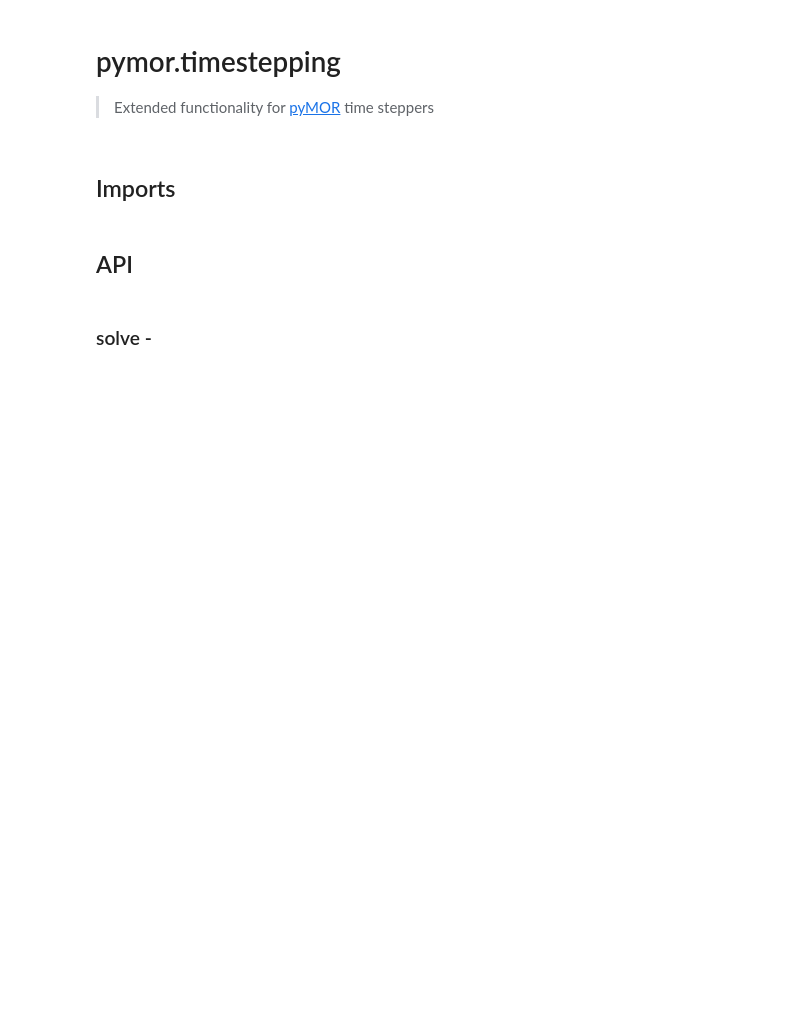
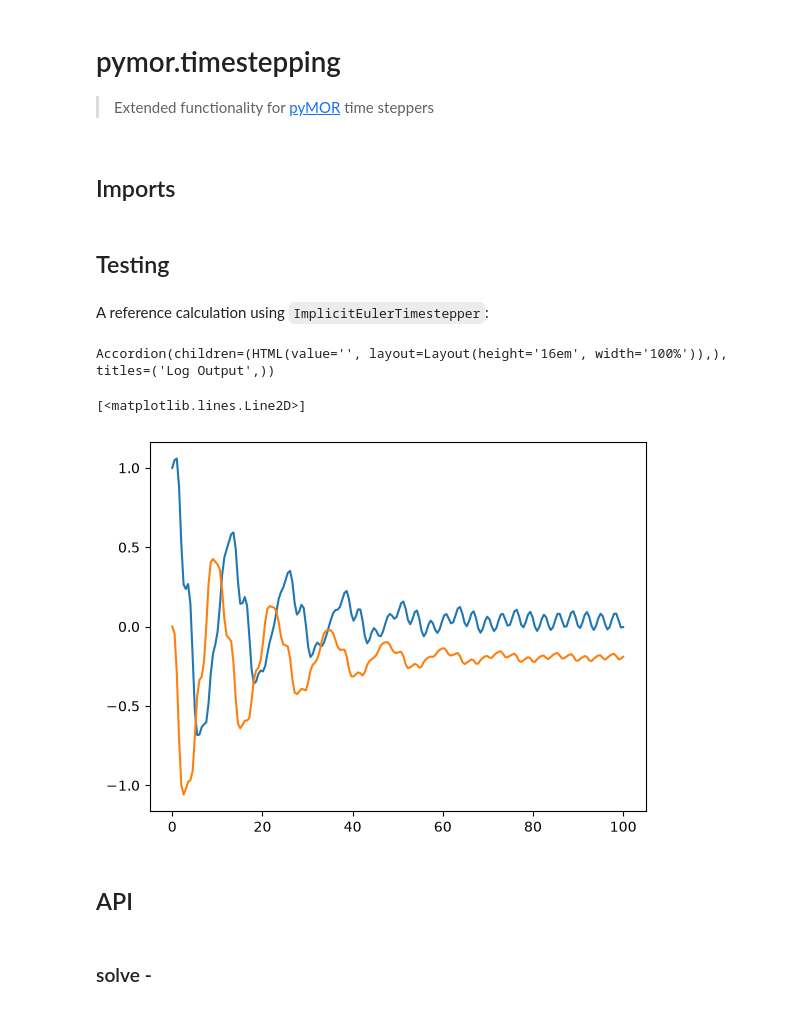
Before and after one commit to simonkeys/pylgs, a Jupyter notebook: nbs/api/pymor/timestepping.ipynb, the cells around one changed output. Saved outputs shown, nothing was run; the diff lists cells and outputs as text; code cells hidden in the pictures; blank space fills up the shorter version.

```diff
--- a/nbs/api/pymor/timestepping.ipynb
+++ b/nbs/api/pymor/timestepping.ipynb
@@ -61,3 +42,5 @@ try:
         }
         return opts
 except ValueError: pass
+# %% [markdown]
+## Testing
@@ -64,3 +52,61 @@ except ValueError: pass
+# %% [markdown]
+A reference calculation using `ImplicitEulerTimestepper`:
+# %%
+import numpy as np
+import matplotlib.pyplot as plt
+
+from pymor.basic import (
+    NumpyMatrixOperator,
+    LincombOperator,
+    ExpressionParameterFunctional,
+    Parameters,
+    InstationaryModel,
+)
+from pymor.vectorarrays.numpy import NumpyVectorSpace
+from pymor.algorithms.timestepping import ImplicitEulerTimeStepper
+
+# 2D state space [x, v]
+space = NumpyVectorSpace(2)
+
+A = NumpyMatrixOperator(np.array([
+    [0.0, -1.0],
+    [1.0,  0.0],
+]))
+B = NumpyMatrixOperator(np.array([
+    [0.0, 0.0],
+    [0.0, 1.0],
+]))
+
+operator = LincombOperator(
+    [A, B],
+    [
+        ExpressionParameterFunctional("w0**2", Parameters({"w0": 1})),
+        ExpressionParameterFunctional("c", Parameters({"c": 1})),
+    ],
+)
+
+rhs = space.from_numpy(np.array([0.1, 0.0]))      # length-1 VectorArray
+initial_data = space.from_numpy(np.array([1.0, 0.0]))
+T = 100.0
+
+model = InstationaryModel(
+    T=T,
+    initial_data=initial_data,
+    operator=operator,
+    rhs=rhs,
+    time_stepper=ImplicitEulerTimeStepper(nt=10000),  # built-in pyMOR
+    num_values=200,
+)
+
+mu = model.parameters.parse({"c": 0.1, "w0": "sin(t + .001)"})
+reference_sol = model.solve(mu)
+reference_sol_time = np.linspace(0, T, 200)
+plt.plot(reference_sol_time, reference_sol.to_numpy()[0])
+plt.plot(reference_sol_time, reference_sol.to_numpy()[1])
+# %% [output]
+Accordion(children=(HTML(value='', layout=Layout(height='16em', width='100%')),), titles=('Log Output',))
+[<matplotlib.lines.Line2D>]
+[figure, added]
 # %% [markdown]
 ## API
 # %% [markdown]
```
Also changed, not shown: parts of 31 cells of this notebook, 2 other files.
